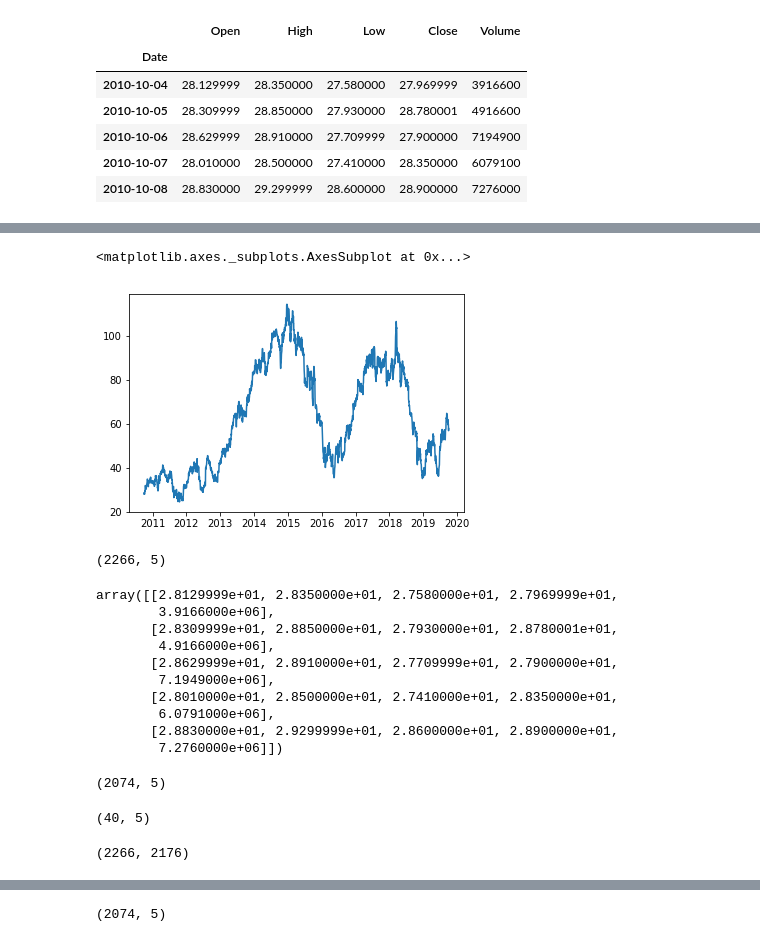
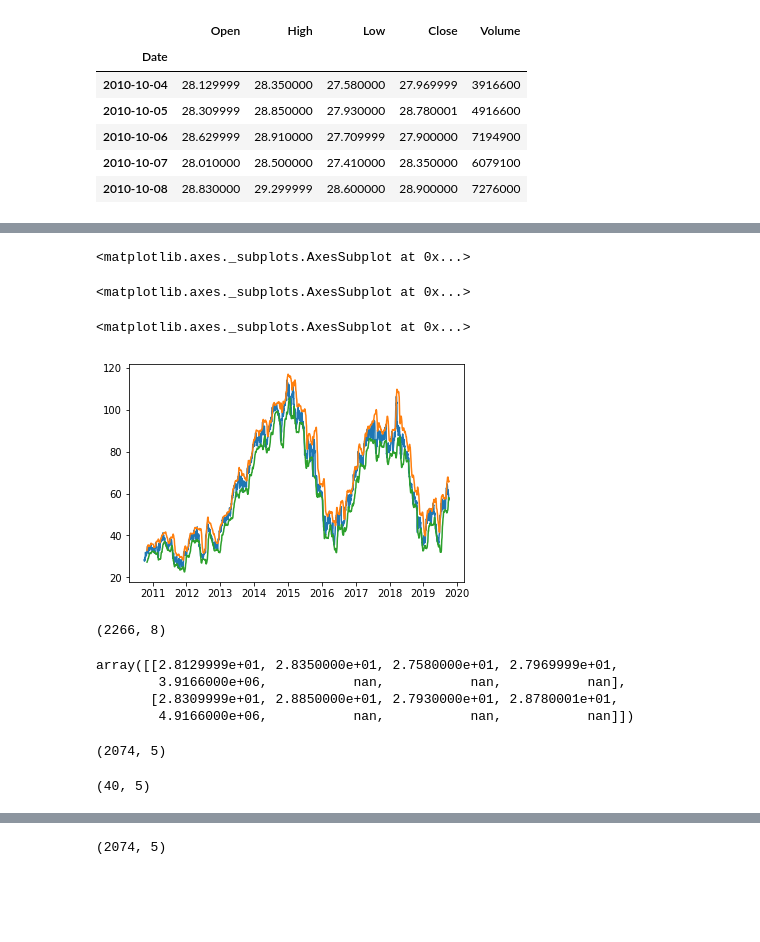
Before and after one commit to ravi-gopalan/lstm_analyses, a Jupyter notebook: lstm_prediction_WDC.ipynb, the cells around one changed output, grey strips where cells are left out. Cells and saved outputs as stored; diff of their text form; code cells hidden in the pictures; blank space fills up the shorter version.

```diff
--- a/lstm_prediction_WDC.ipynb
+++ b/lstm_prediction_WDC.ipynb
@@ -51,8 +51,8 @@ df_wdc.tail()
 | 2264 | 2019-10-02 | 57.810001 | 57.939999 | 56.150002 | 56.820000 | 56.820000 | 5590700 |
 | 2265 | 2019-10-03 | 56.570000 | 57.814999 | 55.480000 | 57.779999 | 57.779999 | 3463535 |
 # %%
-df_wdc = df_wdc.set_index('Date')
-df_wdc.head()
+df = df.set_index('Date')
+df.head()
 # %% [output]
 |  | Open | High | Low | Close | Adj Close | Volume |
 | Date |  |  |  |  |  |  |
@@ -62,8 +62,8 @@ df_wdc.head()
 | 2010-10-07 | 28.010000 | 28.500000 | 27.410000 | 28.350000 | 22.931625 | 6079100 |
 | 2010-10-08 | 28.830000 | 29.299999 | 28.600000 | 28.900000 | 23.376511 | 7276000 |
 # %%
-df_wdc.drop(columns=['Adj Close'],inplace=True)
-df_wdc.head()
+df.drop(columns=['Adj Close'],inplace=True)
+df.head()
 # %% [output]
 |  | Open | High | Low | Close | Volume |
 | Date |  |  |  |  |  |
@@ -72,3 +72,16 @@ df_wdc.head()
 | 2010-10-06 | 28.629999 | 28.910000 | 27.709999 | 27.900000 | 7194900 |
 | 2010-10-07 | 28.010000 | 28.500000 | 27.410000 | 28.350000 | 6079100 |
 | 2010-10-08 | 28.830000 | 29.299999 | 28.600000 | 28.900000 | 7276000 |
+# %%
+#Set number of days and standard deviations to use for rolling lookback period for Bollinger band calculation
+window = 21
+no_of_std = 2
+#Calculate rolling mean and standard deviation using number of days set above
+rolling_mean = df['Open'].rolling(window).mean()
+rolling_std = df['Open'].rolling(window).std()
+#create two new DataFrame columns to hold values of upper and lower Bollinger bands
+df['Rolling Mean'] = rolling_mean
+df['Bollinger High'] = rolling_mean + (rolling_std * no_of_std)
+df['Bollinger Low'] = rolling_mean - (rolling_std * no_of_std)
+df.head()
+df.tail()
@@ -92,23 +126,21 @@ Volume    1.105930e+07
 Name: 2019-02-28 00:00:00, dtype: float64
-# %%
-sns.lineplot(data=df_wdc['Close'])
-# %% [output]
-<matplotlib.axes._subplots.AxesSubplot at 0x...>
-[figure, removed]
+# %%
+sns.lineplot(data=df['Close'])
+sns.lineplot(data=df['Bollinger High'])
+sns.lineplot(data=df['Bollinger Low'])
+# %% [output]
+<matplotlib.axes._subplots.AxesSubplot at 0x...>
+<matplotlib.axes._subplots.AxesSubplot at 0x...>
+<matplotlib.axes._subplots.AxesSubplot at 0x...>
+[figure, added]
 # %%
-close_array = df_wdc.values
+close_array = df.values
 close_array.shape
-close_array[:5]
+close_array[:2]
 # %% [output]
-(2266, 5)
+(2266, 8)
 array([[2.8129999e+01, 2.8350000e+01, 2.7580000e+01, 2.7969999e+01,
-        3.9166000e+06],
+        3.9166000e+06,           nan,           nan,           nan],
        [2.8309999e+01, 2.8850000e+01, 2.7930000e+01, 2.8780001e+01,
-        4.9166000e+06],
-       [2.8629999e+01, 2.8910000e+01, 2.7709999e+01, 2.7900000e+01,
-        7.1949000e+06],
-       [2.8010000e+01, 2.8500000e+01, 2.7410000e+01, 2.8350000e+01,
-        6.0791000e+06],
-       [2.8830000e+01, 2.9299999e+01, 2.8600000e+01, 2.8900000e+01,
-        7.2760000e+06]])
+        4.9166000e+06,           nan,           nan,           nan]])
 # %%
@@ -116,15 +148,11 @@ train_array = close_array[:-192]
 train_array.shape
 # %% [output]
 (2074, 5)
-# %%
-valid_array = close_array[2074:2114]
-valid_array.shape
-# %% [output]
-(40, 5)
-# %%
-adj_close_df.size, train_df.size
-# %% [output]
-(2266, 2176)
+# %%
+valid_array = close_array[train_array.shape[0]:train_array.shape[0]+40,:5]
+valid_array.shape
+# %% [output]
+(40, 5)
 # %%
 train_array[0]
 # %% [output]
```
Also changed, not shown: parts of 25 cells of this notebook.
